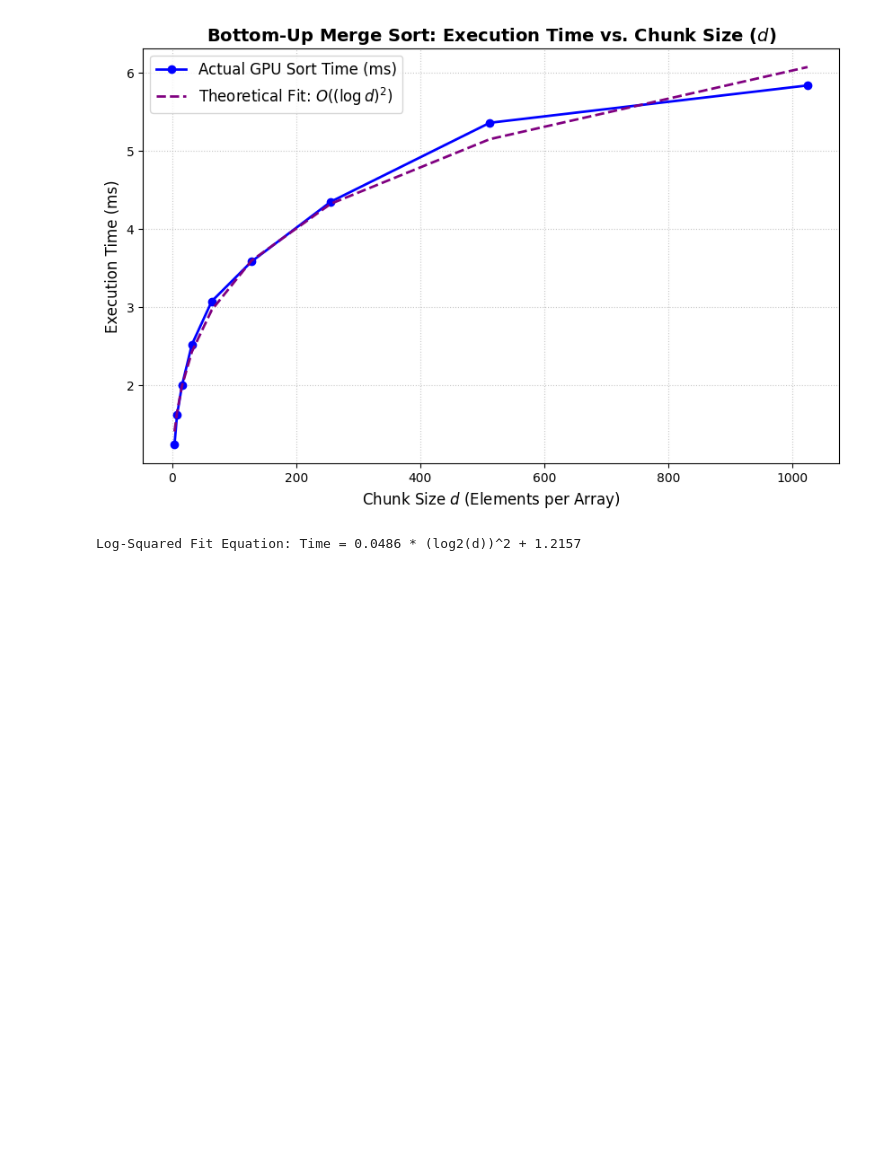
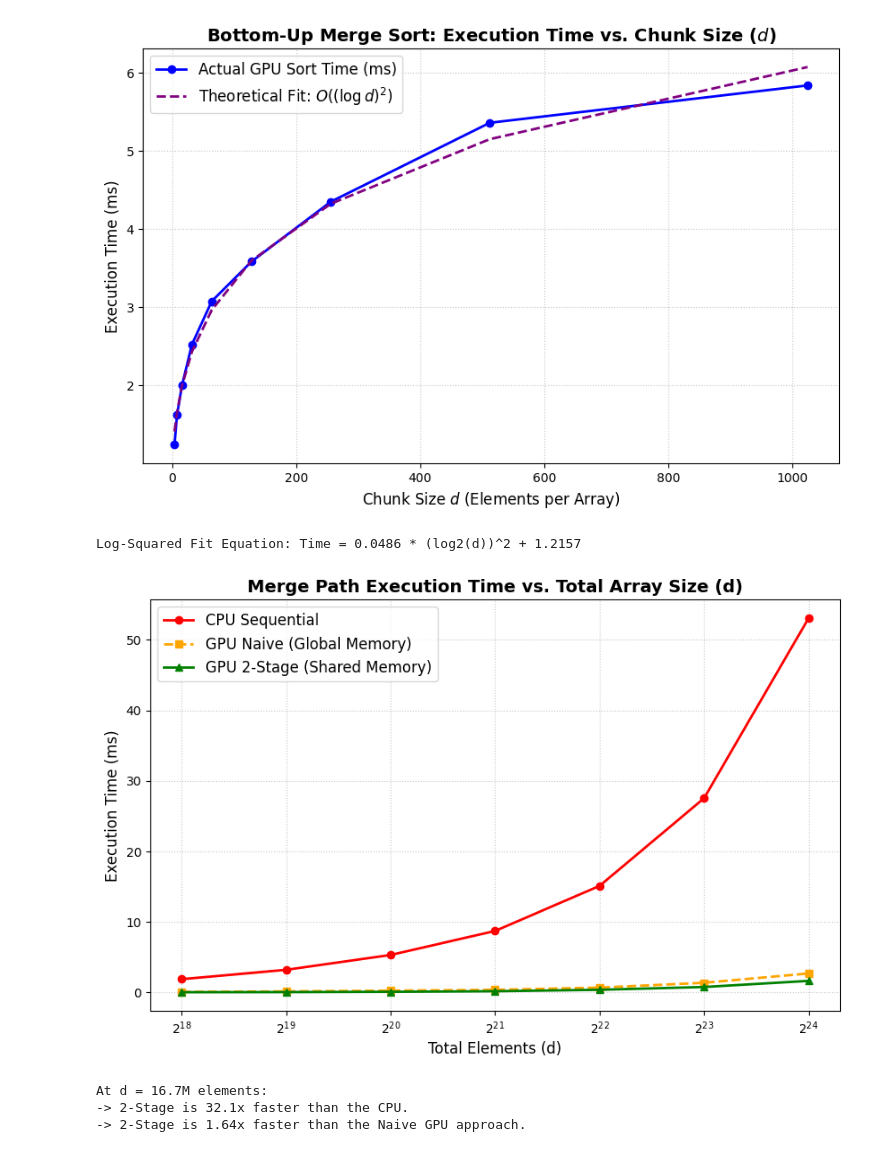
Before and after one commit to ErwanR123/MergeSort_GPU_Programming, a Jupyter notebook: src/notebook.ipynb, the cells around one changed output. Drawn from its saved outputs; the diff is of its cells as text; code cells hidden in the pictures; blank space fills up the shorter version.

```diff
--- a/src/notebook.ipynb
+++ b/src/notebook.ipynb
@@ -77,3 +77,66 @@ print(f"Log-Squared Fit Equation: Time = {coefficients[0]:.4f} * (log2(d))^2 + {
 # %% [output]
 [figure]
 Log-Squared Fit Equation: Time = 0.0486 * (log2(d))^2 + 1.2157
+# %%
+import matplotlib.pyplot as plt
+import numpy as np
+from matplotlib.ticker import ScalarFormatter
+
+# 1. Extract the data
+d_values = np.array([262144, 524288, 1048576, 2097152, 4194304, 8388608, 16777216])
+
+# CPU times from the second table
+cpu_ms = np.array([1.895, 3.215, 5.324, 8.725, 15.116, 27.540, 53.052])
+
+# GPU times from the first table
+naive_ms = np.array([0.092, 0.164, 0.268, 0.385, 0.702, 1.381, 2.705])
+stage2_ms = np.array([0.042, 0.060, 0.103, 0.183, 0.389, 0.783, 1.653])
+
+# 2. Create the plot
+plt.figure(figsize=(10, 6))
+
+# Plot all three lines with distinct colors and markers
+plt.plot(d_values, cpu_ms, marker='o', linestyle='-', color='red', linewidth=2, label='CPU Sequential')
+plt.plot(d_values, naive_ms, marker='s', linestyle='--', color='orange', linewidth=2, label='GPU Naive (Global Memory)')
+plt.plot(d_values, stage2_ms, marker='^', linestyle='-', color='green', linewidth=2, label='GPU 2-Stage (Shared Memory)')
+
+# 3. Formatting
+plt.title('Merge Path Execution Time vs. Total Array Size (d)', fontsize=14, fontweight='bold')
+plt.xlabel('Total Elements (d)', fontsize=12)
+plt.ylabel('Execution Time (ms)', fontsize=12)
+
+# Use a log scale
+plt.xscale('log', base=2)
+# plt.yscale('log')
+
+# Format the Y-axis ticks to show normal numbers instead of scientific notation (10^1)
+ax = plt.gca()
+# ax.yaxis.set_major_formatter(ScalarFormatter())
+# ax.yaxis.set_minor_formatter(ScalarFormatter())
+
+# Add grid lines for readability
+plt.grid(True, which="both", linestyle=':', alpha=0.7)
+plt.legend(fontsize=12)
+
+# Add grid lines for readability
+plt.grid(True, which="both", linestyle=':', alpha=0.7)
+plt.legend(fontsize=12)
+
+# Save the figure in high resolution for your report
+plt.savefig('benchmark_cpu_vs_gpu.png', dpi=300, bbox_inches='tight')
+
+# Display the plot
+plt.show()
+
+# Calculate the final speedups for the report
+speedup_cpu_vs_2stage = cpu_ms[-1] / stage2_ms[-1]
+speedup_naive_vs_2stage = naive_ms[-1] / stage2_ms[-1]
+
+print(f"At d = 16.7M elements:")
+print(f"-> 2-Stage is {speedup_cpu_vs_2stage:.1f}x faster than the CPU.")
+print(f"-> 2-Stage is {speedup_naive_vs_2stage:.2f}x faster than the Naive GPU approach.")
+# %% [output]
+[figure, added]
+At d = 16.7M elements:
+-> 2-Stage is 32.1x faster than the CPU.
+-> 2-Stage is 1.64x faster than the Naive GPU approach.
```
Also changed, not shown: 5 other files.
